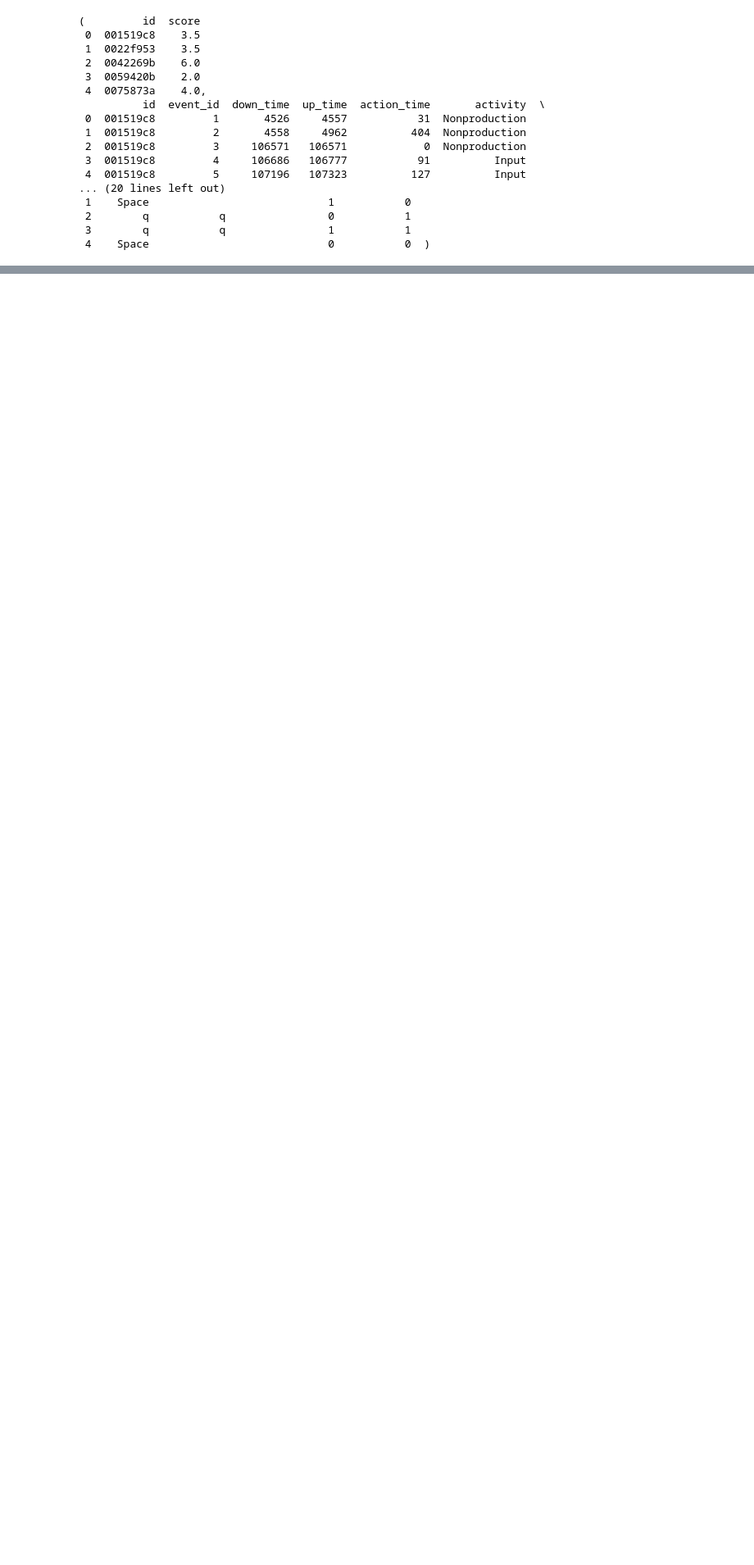
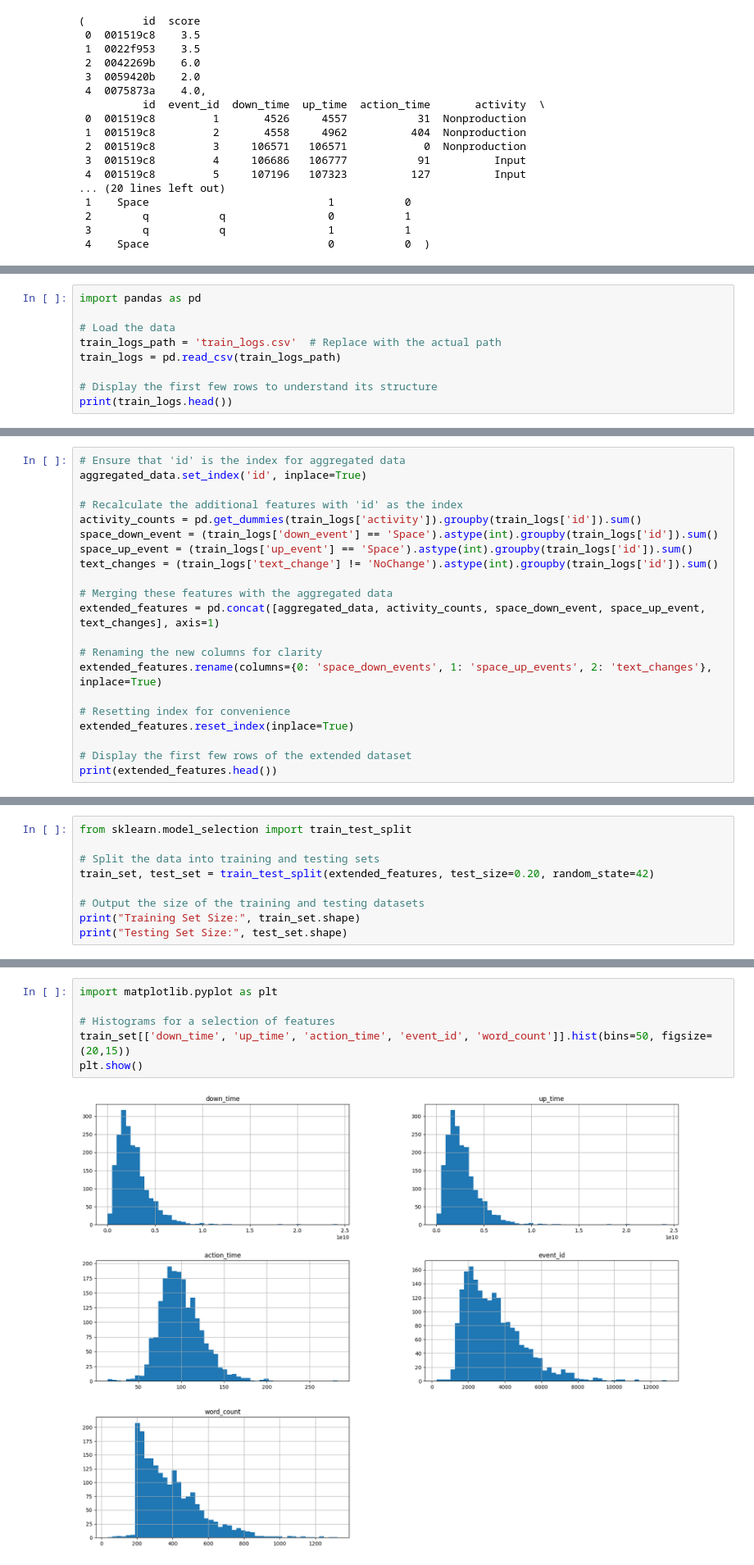
Before and after one commit to aryandgandhi/finalstat432, a Jupyter notebook: analysis.ipynb, the cells around one changed output, grey strips where cells are left out. Shown at 82% size. Cells and saved outputs as stored; diff of their text form; blank space fills up the shorter version.

```diff
--- a/analysis.ipynb
+++ b/analysis.ipynb
@@ -159,0 +36,9 @@ KeyError: 'down_time_mean'
+# %%
+import pandas as pd
+
+# Load the data
+train_logs_path = 'train_logs.csv'  # Replace with the actual path
+train_logs = pd.read_csv(train_logs_path)
+
+# Display the first few rows to understand its structure
+print(train_logs.head())
@@ -159,0 +89,21 @@ KeyError: 'down_time_mean'
+# %%
+# Ensure that 'id' is the index for aggregated data
+aggregated_data.set_index('id', inplace=True)
+
+# Recalculate the additional features with 'id' as the index
+activity_counts = pd.get_dummies(train_logs['activity']).groupby(train_logs['id']).sum()
+space_down_event = (train_logs['down_event'] == 'Space').astype(int).groupby(train_logs['id']).sum()
+space_up_event = (train_logs['up_event'] == 'Space').astype(int).groupby(train_logs['id']).sum()
+text_changes = (train_logs['text_change'] != 'NoChange').astype(int).groupby(train_logs['id']).sum()
+
+# Merging these features with the aggregated data
+extended_features = pd.concat([aggregated_data, activity_counts, space_down_event, space_up_event, text_changes], axis=1)
+
+# Renaming the new columns for clarity
+extended_features.rename(columns={0: 'space_down_events', 1: 'space_up_events', 2: 'text_changes'}, inplace=True)
+
+# Resetting index for convenience
+extended_features.reset_index(inplace=True)
+
+# Display the first few rows of the extended dataset
+print(extended_features.head())
@@ -159,0 +128,9 @@ KeyError: 'down_time_mean'
+# %%
+from sklearn.model_selection import train_test_split
+
+# Split the data into training and testing sets
+train_set, test_set = train_test_split(extended_features, test_size=0.20, random_state=42)
+
+# Output the size of the training and testing datasets
+print("Training Set Size:", train_set.shape)
+print("Testing Set Size:", test_set.shape)
@@ -159,0 +161,8 @@ KeyError: 'down_time_mean'
+# %%
+import matplotlib.pyplot as plt
+
+# Histograms for a selection of features
+train_set[['down_time', 'up_time', 'action_time', 'event_id', 'word_count']].hist(bins=50, figsize=(20,15))
+plt.show()
+# %% [output]
+[figure, added]
```
Also changed, not shown: parts of 9 cells of this notebook, 1 other file.
